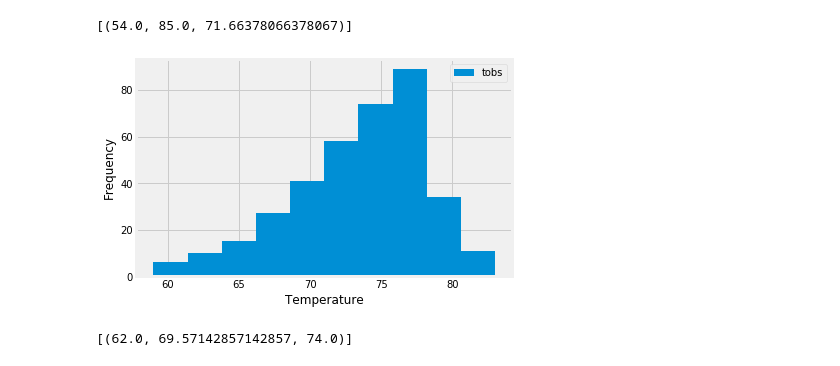
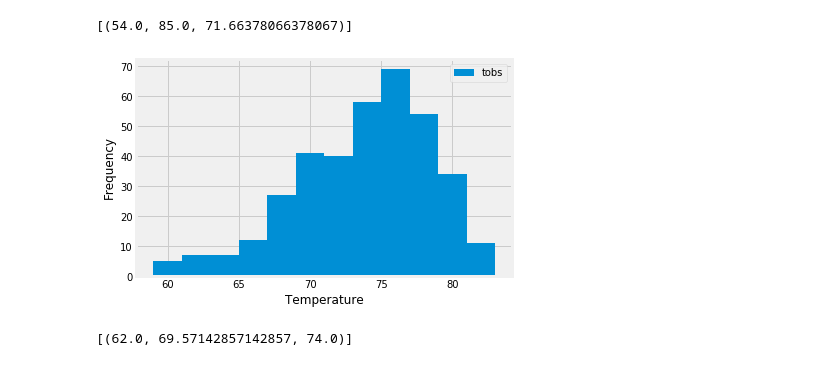
Before and after one commit to lrondi/Advanced-SQL, a Jupyter notebook: Advanced-SQL.ipynb, the cells around one changed output. Saved outputs shown, nothing was run; the diff lists cells and outputs as text; code cells hidden in the pictures.

```diff
--- a/Advanced-SQL.ipynb
+++ b/Advanced-SQL.ipynb
@@ -135,19 +135,19 @@ session.query(*sel).filter(Measurement.station=='USC00519281').all()
 # %%
 # Choose the station with the highest number of temperature observations.
 high_station = session.query(Measurement.station, func.count(Measurement.tobs)).group_by(Measurement.station).\
                 order_by(func.count(Measurement.tobs).desc()).all()[0][0]
 
 # Query the last 12 months of temperature observation data for this station and plot the results as a histogram
 temps = session.query(Measurement.tobs).filter(Measurement.station==high_station).\
         group_by(Measurement.date).order_by(Measurement.date.desc()).limit(365).all()
 
 temps_list = list(np.ravel(temps))
-plt.hist(temps_list, label='tobs')
+plt.hist(temps_list, label='tobs', bins=12)
 plt.xlabel('Temperature')
 plt.ylabel('Frequency')
 plt.legend(loc='best');
 # %% [output]
-[figure, old version]
+[figure, new version]
 # %%
 # This function called `calc_temps` will accept start date and end date in the format '%Y-%m-%d'
 # and return the minimum, average, and maximum temperatures for that range of dates
```
Also changed, not shown: parts of 7 cells of this notebook, 1 other file.
